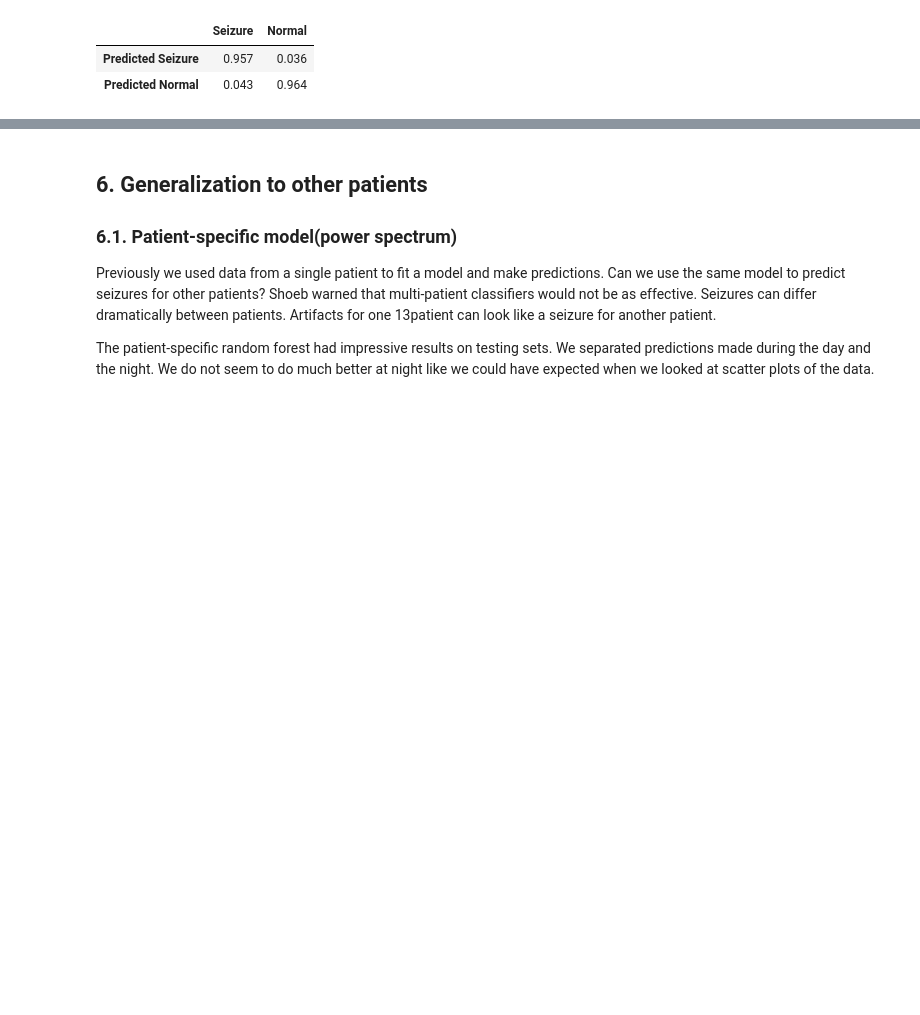
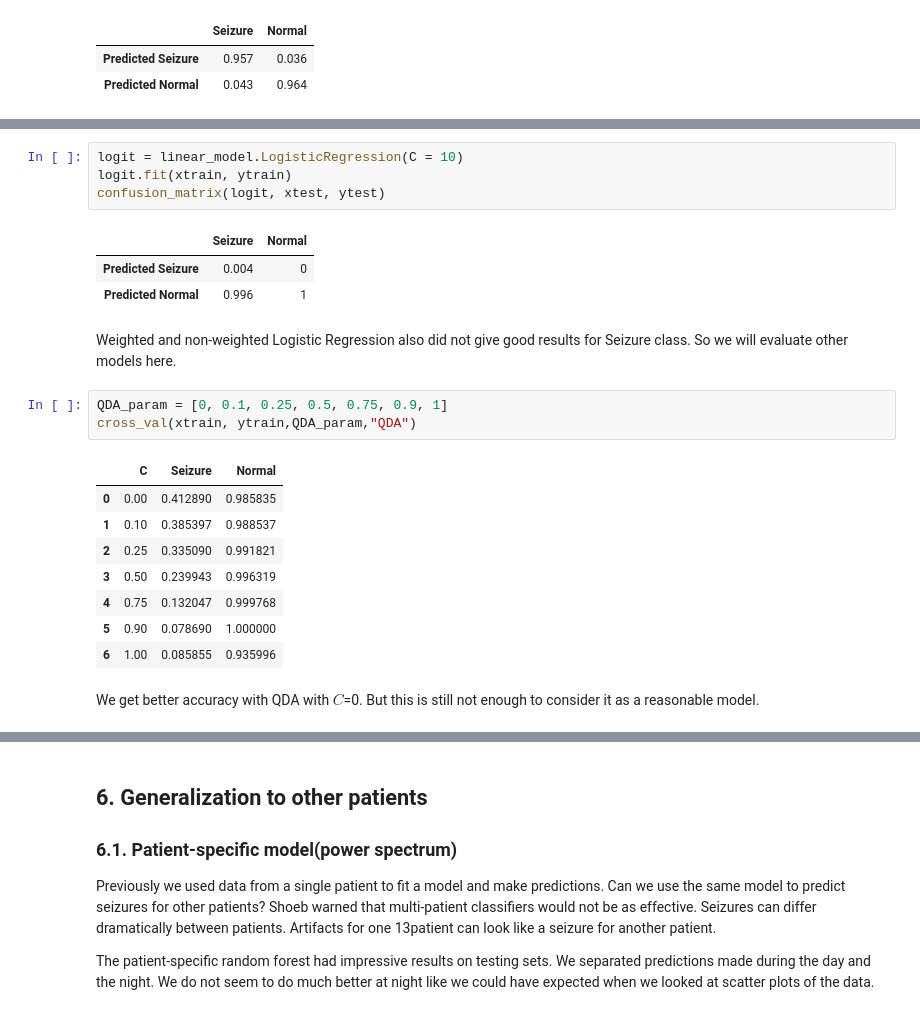
Before and after one commit to stiwarih/hssyp, a Jupyter notebook: project/Bend_Kumar_Smadja_Tiwari_CS109A_Detecting_Seizures.ipynb, the cells around one changed output, grey strips where cells are left out. Drawn from its saved outputs; the diff is of its cells as text; blank space fills up the shorter version.

```diff
--- a/project/Bend_Kumar_Smadja_Tiwari_CS109A_Detecting_Seizures.ipynb
+++ b/project/Bend_Kumar_Smadja_Tiwari_CS109A_Detecting_Seizures.ipynb
@@ -877,0 +1044,24 @@ trees and maximum depth as 5.
+# %%
+logit = linear_model.LogisticRegression(C = 10)
+logit.fit(xtrain, ytrain)
+confusion_matrix(logit, xtest, ytest)
+# %% [output]
+|  | Seizure | Normal |
+| Predicted Seizure | 0.004 | 0 |
+| Predicted Normal | 0.996 | 1 |
+# %% [markdown]
+Weighted and non-weighted Logistic Regression also did not give good results for Seizure class. So we will evaluate other models here.
+# %%
+QDA_param = [0, 0.1, 0.25, 0.5, 0.75, 0.9, 1]
+cross_val(xtrain, ytrain,QDA_param,"QDA")
+# %% [output]
+|  | C | Seizure | Normal |
+| 0 | 0.00 | 0.412890 | 0.985835 |
+| 1 | 0.10 | 0.385397 | 0.988537 |
+| 2 | 0.25 | 0.335090 | 0.991821 |
+| 3 | 0.50 | 0.239943 | 0.996319 |
+| 4 | 0.75 | 0.132047 | 0.999768 |
+| 5 | 0.90 | 0.078690 | 1.000000 |
+| 6 | 1.00 | 0.085855 | 0.935996 |
+# %% [markdown]
+We get better accuracy with QDA with $C$=0. But this is still not enough to consider it as a reasonable model.
```
Also changed, not shown: parts of 33 cells of this notebook.
